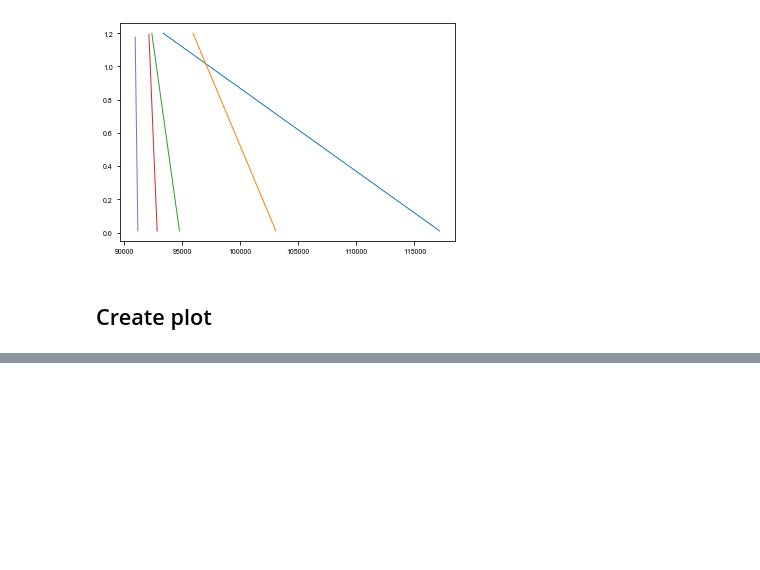
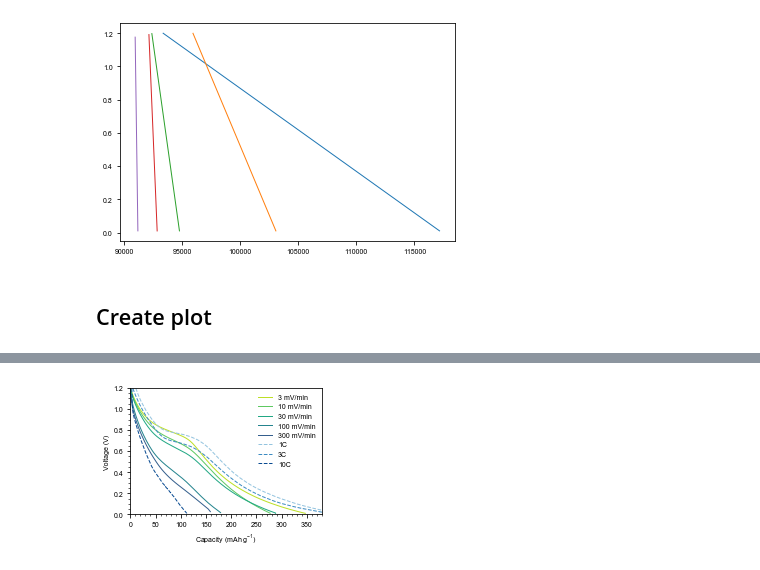
Before and after one commit to petermattia/first-cycle-SEI-on-carbon-black, a Jupyter notebook: LSV/LSV.ipynb, the cells around one changed output, grey strips where cells are left out. Drawn from its saved outputs; the diff is of its cells as text; code cells hidden in the pictures; blank space fills up the shorter version.

```diff
--- a/LSV/LSV.ipynb
+++ b/LSV/LSV.ipynb
@@ -181,0 +191,3 @@ Starting cellI_CB_LSV_300mVpermin_CB5
+# %%
+metadata = pd.read_csv(Path.cwd().parent / 'c rate' / 'masses.csv')
+metadata
@@ -181,0 +212,3 @@ Starting cellI_CB_LSV_300mVpermin_CB5
+# %%
+files_constcurr = list((Path.cwd().parent / 'c rate' / 'constant current data').glob('*.txt'))
+files_constcurr
@@ -181,0 +285,76 @@ Starting cellI_CB_LSV_300mVpermin_CB5
+# %%
+fig, ax = plt.subplots(figsize=(fig_width, fig_height), nrows=1, ncols=1)
+
+# Plot settings
+ax.set_xlabel('Capacity (mAh g$^{-1}$)')
+ax.set_ylabel('Voltage (V)')
+ax.xaxis.set_minor_locator(AutoMinorLocator())
+ax.yaxis.set_minor_locator(AutoMinorLocator())
+ax.set_xlim([0, 380])
+ax.set_ylim([0, 1.2])
+
+colors_constcurr  = cm.Blues( np.linspace(0.4, 0.9, len(all_data_constcurr.items())))[:,0:3]
+colors_LSV = cm.viridis(np.linspace(0.9, 0.3, 5))[:,0:3]
+
+for k, file in enumerate(file_list):
+
+    print(f'Starting {file.stem}')
+
+    speed = int(re.findall(r'\d+', str(file).split('_')[3])[0])
+
+    # Filter relevant data
+    data = np.genfromtxt(file, delimiter='\t', skip_header=True)
+
+    # Get first LSV sweep between UCV and end of negative sweep
+    UCV = 1.2
+    idx1 = np.where(data[:,2] < UCV)[0][0]
+    data = data[idx1:]
+    idx2 = np.where(data[:,0] == 1)[0][0]
+    data = data[:idx2]
+
+    # Get mass
+    m = masses[k]
+
+    # Get columns
+    redox = data[:,0]
+    time = (data[:,1] - data[0,1]) / 3600
+    voltage = data[:,2]
+    current = data[:,3] / m
+
+    # Numerically integrate
+    Q = 1000 * cumtrapz(y=-current, x=time) # mAh/mg -> mAh/g
+
+    # Light smoothing
+    if speed < 31:
+        voltage = savgol_filter(voltage, 21, 1)
+        current = savgol_filter(current, 21, 1)
+
+    # Get dQ/dV
+    dQdV = np.gradient(Q, voltage[:-1])
+
+    # Plot
+    ax.plot(Q, voltage[:-1], color=colors[k],
+            label=str(speed) + ' mV/min')
+
+
+
+## Constant current cycling
+
+for k, (key, value) in enumerate(all_data_constcurr.items()):
+
+    # Extract values
+    first_lith_data = value['First lith data']
+    C_rate = value['C rate']
+    C_rate_string = value['C rate string']
+
+    Q = first_lith_data[:, 2]
+    V = first_lith_data[:, 1]
+
+    ax.plot(Q, V, '--', color=colors_constcurr[k], label=C_rate_string)
+
+
+ax.legend(frameon=False, loc='upper right')
+
+plt.tight_layout()
+plt.savefig(figpath / 'galvanostatic_LSV_comparison.eps', bbox_inches='tight', format='eps')
+# %% [output]
@@ -181,0 +366 @@ Starting cellI_CB_LSV_300mVpermin_CB5
+[figure, added]
```
Also changed, not shown: parts of 11 cells of this notebook, 11 other files.
